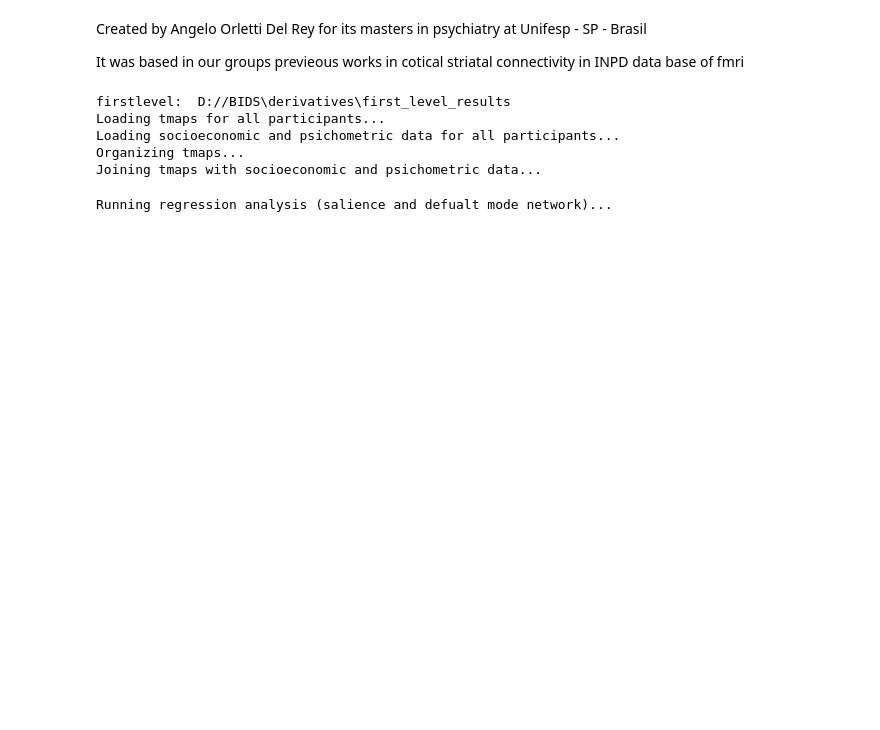
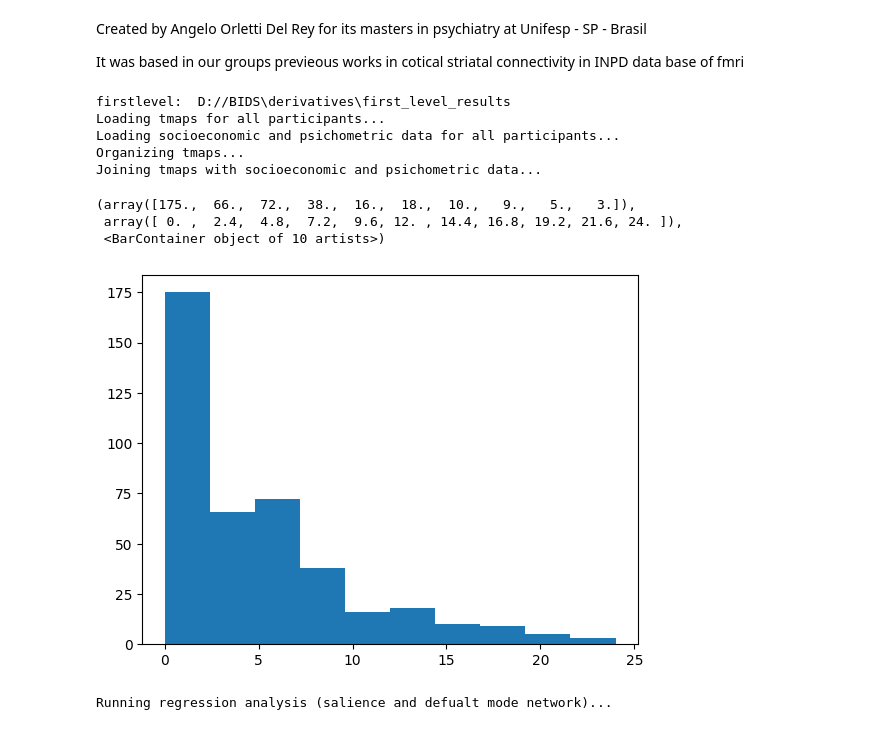
Before and after one commit to angeloodr/INPD-neuroimage-cape, a Jupyter notebook: code/seed-to-roi-2nd-level.ipynb, the cells around one changed output. Drawn from its saved outputs; the diff is of its cells as text; code cells hidden in the pictures; blank space fills up the shorter version.

```diff
--- a/code/seed-to-roi-2nd-level.ipynb
+++ b/code/seed-to-roi-2nd-level.ipynb
@@ -178,6 +188,13 @@ Loading tmaps for all participants...
 Loading socioeconomic and psichometric data for all participants...
 Organizing tmaps...
 Joining tmaps with socioeconomic and psichometric data...
+# %%
+plt.hist(tmap_allsubj_organized['DCPutamen']['cape_tot'])
+# %% [output]
+(array([175.,  66.,  72.,  38.,  16.,  18.,  10.,   9.,   5.,   3.]),
+ array([ 0. ,  2.4,  4.8,  7.2,  9.6, 12. , 14.4, 16.8, 19.2, 21.6, 24. ]),
+ <BarContainer object of 10 artists>)
+[figure, added]
 # %%
 # now we run the regression analysis for each seed. The dependent variable is the connectivity and the independent
 # variables are the CAPE scores. The socioeconomic variables are used as confund variables
```
Also changed, not shown: parts of 6 cells of this notebook, 2 other files.
